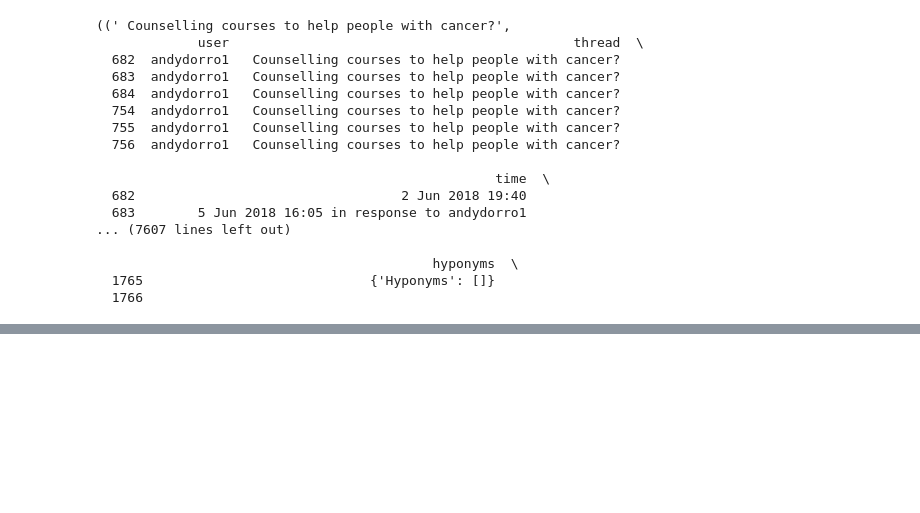
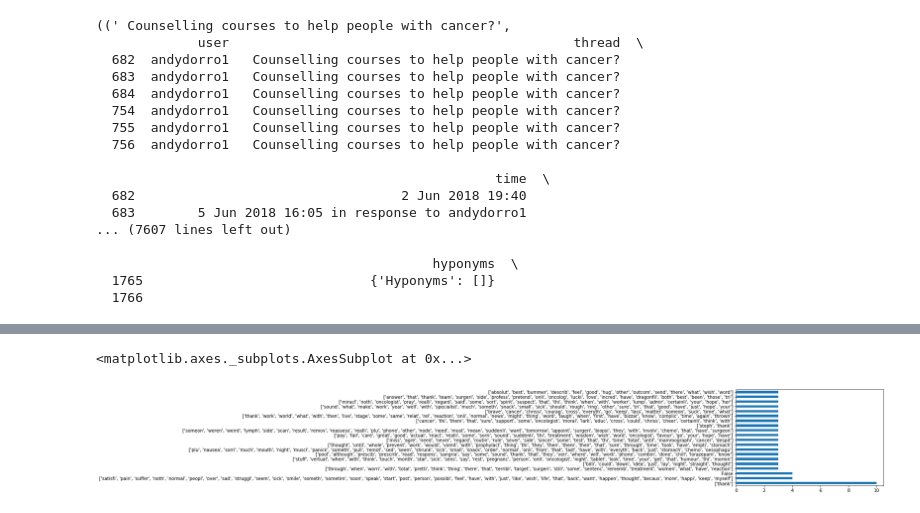
Before and after one commit to moamenibrahim/discussions-text-analysis, a Jupyter notebook: visualization.ipynb, the cells around one changed output, grey strips where cells are left out. Cells and saved outputs as stored; diff of their text form; code cells hidden in the pictures; blank space fills up the shorter version.

```diff
--- a/visualization.ipynb
+++ b/visualization.ipynb
@@ -74,0 +103,5 @@ for i in ner:
+# %%
+df['topic'].value_counts()[:20].plot(kind='barh')
+# %% [output]
+<matplotlib.axes._subplots.AxesSubplot at 0x...>
+[figure, added]
```
Also changed, not shown: parts of 15 cells of this notebook, 2 other files.
